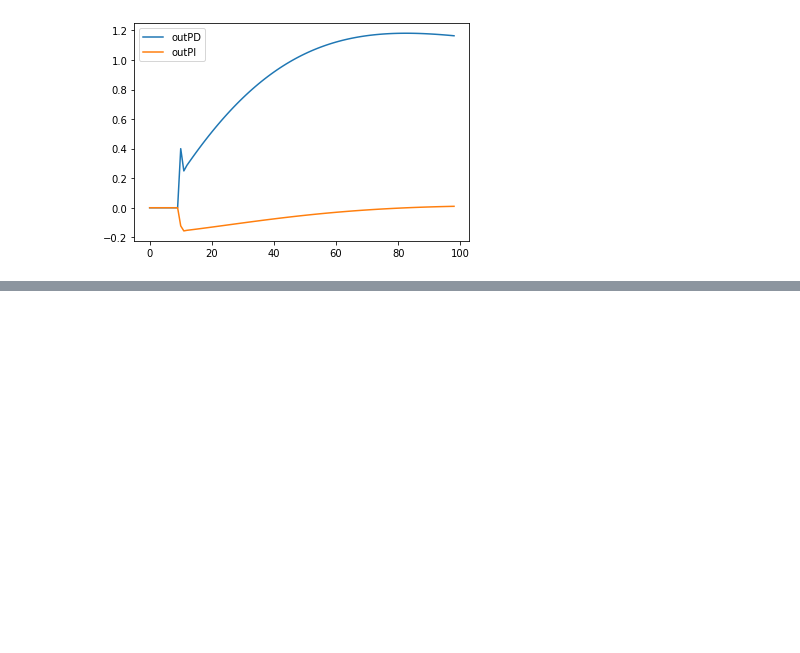
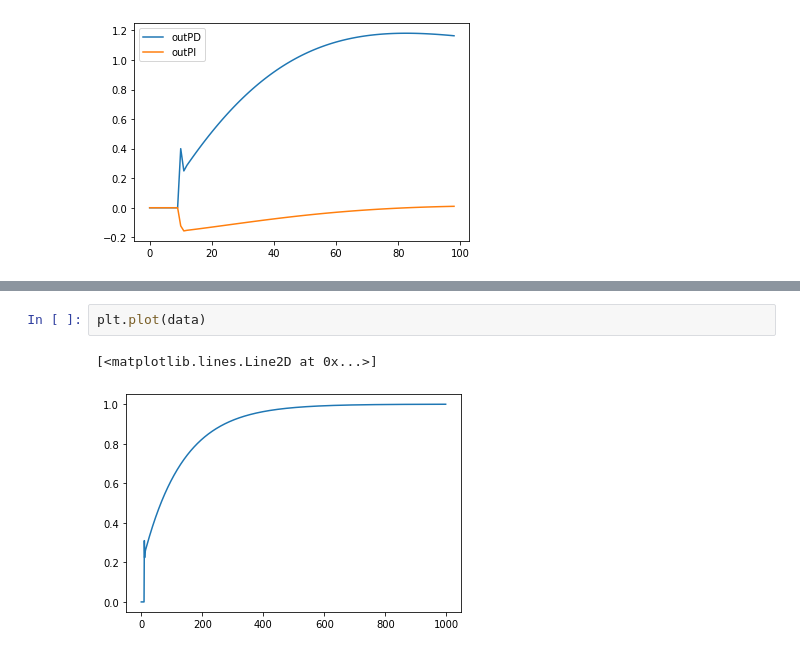
Before and after one commit to JoaoYukio/PCO119, a Jupyter notebook: Parte_Max/simulacaoControle/visualizacao.ipynb, the cells around one changed output, grey strips where cells are left out. Cells and saved outputs as stored; diff of their text form; blank space fills up the shorter version.

```diff
--- a/Parte_Max/simulacaoControle/visualizacao.ipynb
+++ b/Parte_Max/simulacaoControle/visualizacao.ipynb
@@ -2008,0 +2506,5 @@ plt.legend()
+# %%
+plt.plot(data)
+# %% [output]
+[<matplotlib.lines.Line2D at 0x...>]
+[figure, added]
```
Also changed, not shown: parts of 11 cells of this notebook, 5 other files.
